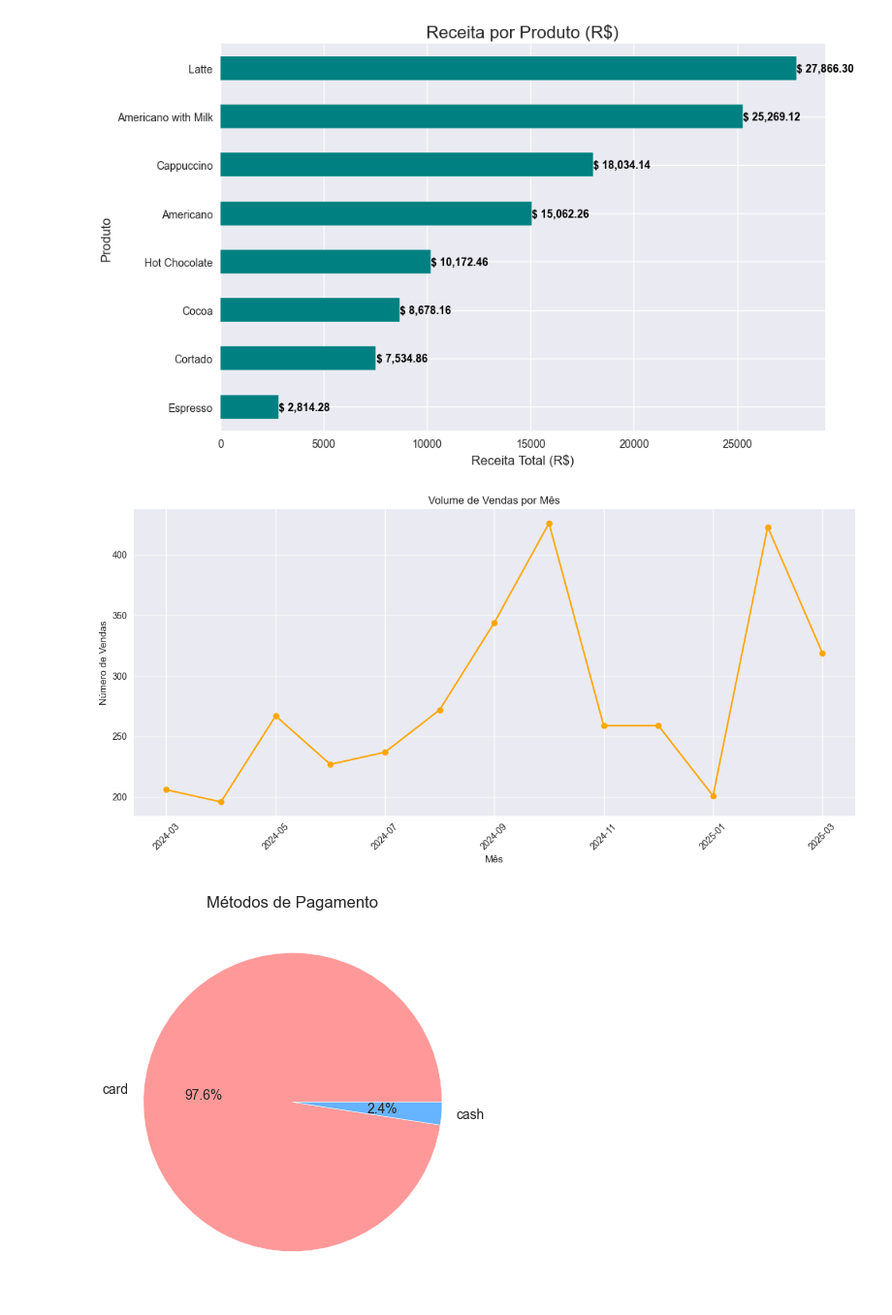
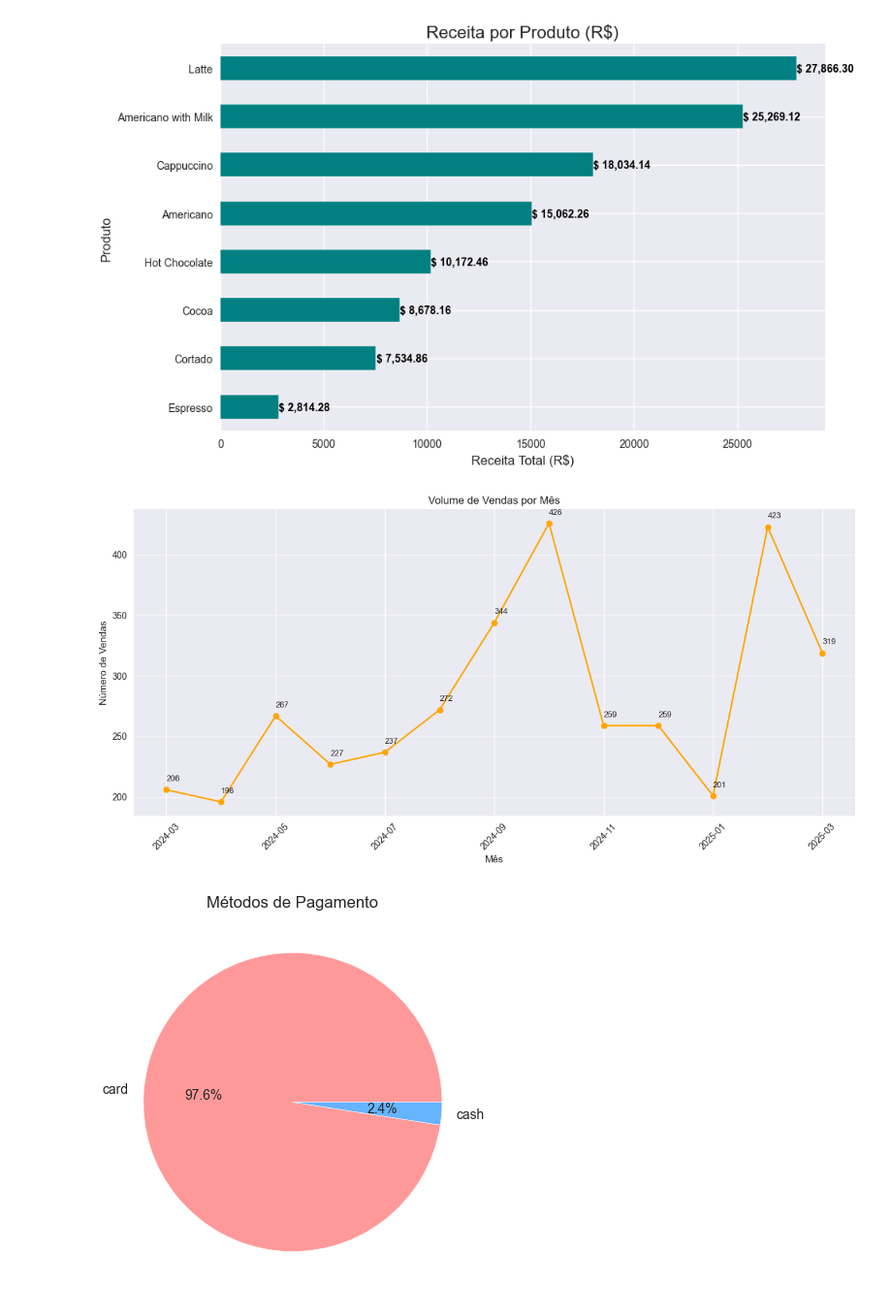
Before and after one commit to leoglima/coffee_sales_analysis, a Jupyter notebook: notebooks/coffee_sales_analysis.ipynb, the cells around one changed output. Shown: that part at 97% size. Drawn from its saved outputs; the diff is of its cells as text; code cells hidden in the pictures.

```diff
--- a/notebooks/coffee_sales_analysis.ipynb
+++ b/notebooks/coffee_sales_analysis.ipynb
@@ -64,0 +88,15 @@ memory usage: 170.6+ KB
+# %%
+# === Transformar o Customer ID ===
+
+def convert_customer_id(anon_id):
+    match = re.search(r'ANON-\d{4}-\d{4}-(\d{4})', anon_id)
+    if match:
+        number = match.group(1)
+        return f'client-{number}'
+    return anon_id  # caso não bata com o padrão
+
+# Aplicar a transformação
+df['Customer ID'] = df['Customer ID'].apply(convert_customer_id)
+
+# Verificar resultado
+print(df[['Customer ID']].head(10))
@@ -64,0 +164,8 @@ memory usage: 170.6+ KB
+# %%
+# Substituir por um ID genérico
+df['Customer ID'] = df['Customer ID'].replace(['', ' ', None], 'CASH-CLIENT')
+
+# Garantir que todos os valores nulos sejam preenchidos
+df['Customer ID'] = df['Customer ID'].fillna('CASH-CLIENT')
+
+print("✅ Customer ID em branco substituídos por 'CASH-CLIENT'")
@@ -65,3 +186,13 @@ memory usage: 170.6+ KB
+# %%
+def convert_id(x):
+    if x == 'CASH-CLIENT':
+        return 'CASH-CLIENT'
+    match = re.search(r'ANON-\d{4}-\d{4}-(\d{4})', x)
+    if match:
+        return f'client-{match.group(1)}'
+    return x
+
+df['Customer ID'] = df['Customer ID'].apply(convert_id)
 # %%
 # Estatísticas descritivas
 
@@ -126,22 +300,26 @@ plt.show()
 # %%
 # Evolução mensal de vendas
 
 df['Month'] = df['Date'].dt.to_period('M')
 monthly_sales = df.groupby('Month').size()
 monthly_sales.index = monthly_sales.index.astype(str)
 
 plt.figure(figsize=(12, 6))
-monthly_sales.plot(kind='line', marker='o', color='orange')
+ax = monthly_sales.plot(kind='line', marker='o', color='orange')
+
+for i, value in enumerate(monthly_sales):
+    ax.text(i, value + 5.5, str(value), ha='left', va='bottom', fontsize=9)
+
 plt.title('Volume de Vendas por Mês')
 plt.xlabel('Mês')
 plt.ylabel('Número de Vendas')
 plt.xticks(rotation=45)
 plt.grid(axis='y', alpha=0.5)
 plt.tight_layout()
 plt.savefig('../outputs/figures/sales_over_time.png', dpi=150)
 plt.show()
 # %% [output]
-[figure, old version]
+[figure, new version]
 # %%
 # Métodos de pagamento
 
```
Also changed, not shown: parts of 19 cells of this notebook.
